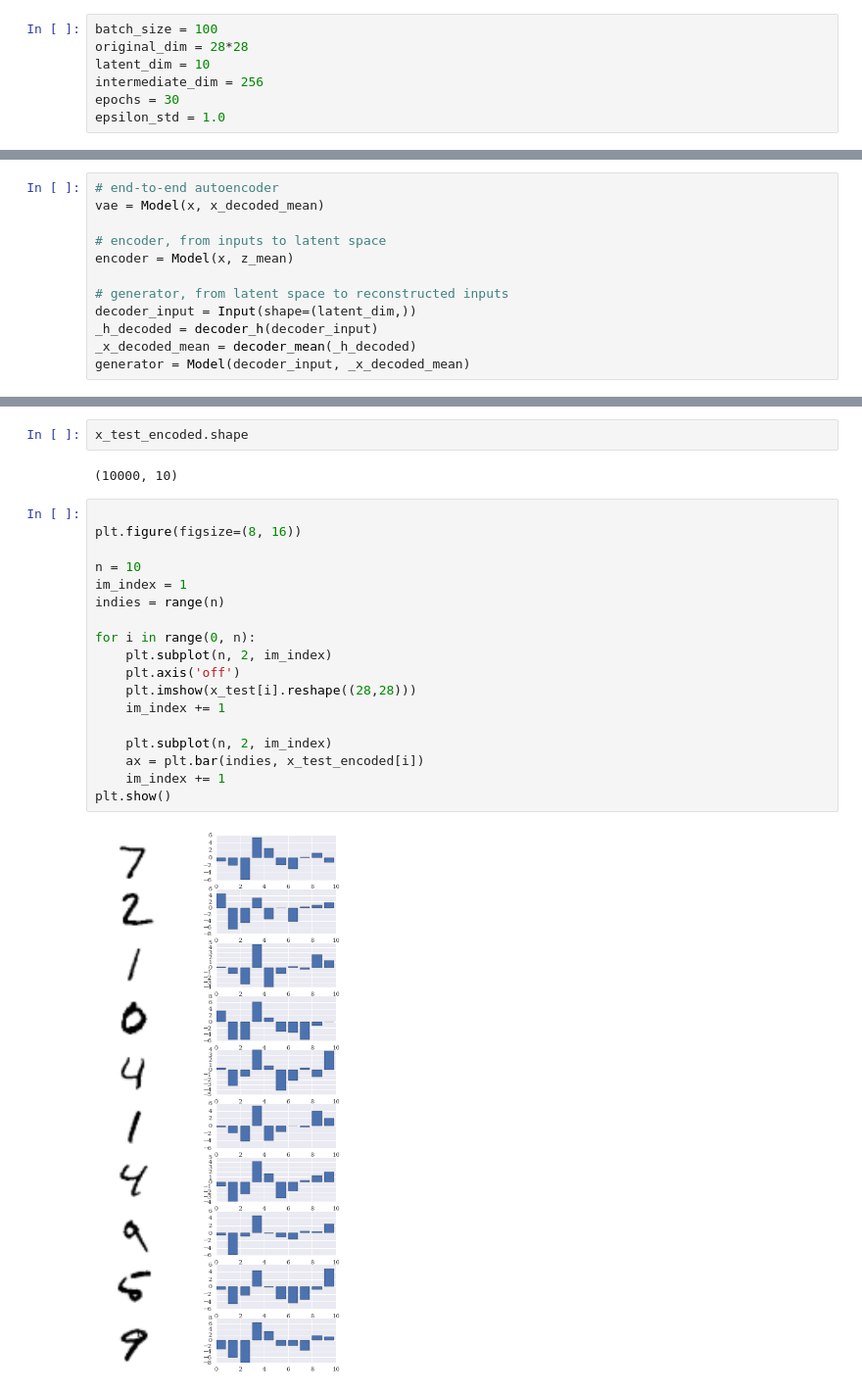
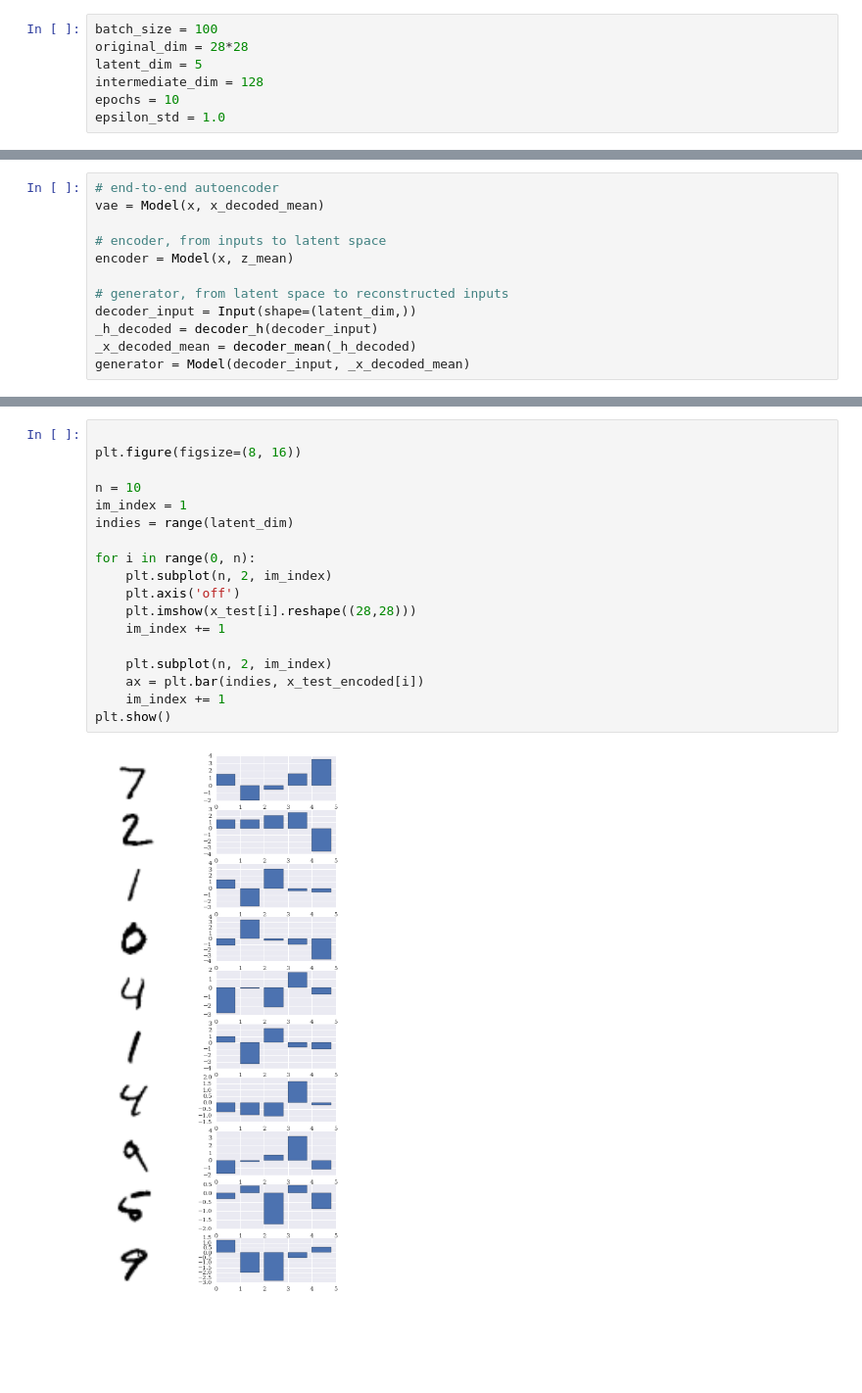
Before and after one commit to take-pwave/notebook, a Jupyter notebook: Interface/Interface201708/IFChapter6.ipynb, the cells around one changed output, grey strips where cells are left out. Shown at 98% size. Cells and saved outputs as stored; diff of their text form; blank space fills up the shorter version.

```diff
--- a/Interface/Interface201708/IFChapter6.ipynb
+++ b/Interface/Interface201708/IFChapter6.ipynb
@@ -156,8 +156,8 @@ Using TensorFlow backend.
 # %%
 batch_size = 100
 original_dim = 28*28
-latent_dim = 10
-intermediate_dim = 256
-epochs = 30
+latent_dim = 5
+intermediate_dim = 128
+epochs = 10
 epsilon_std = 1.0
 # %%
@@ -238,27 +227,23 @@ plt.show()
-# %%
-x_test_encoded.shape
-# %% [output]
-(10000, 10)
 # %%
 
 plt.figure(figsize=(8, 16))
 
 n = 10
 im_index = 1
-indies = range(n)
+indies = range(latent_dim)
 
 for i in range(0, n):
     plt.subplot(n, 2, im_index)
     plt.axis('off')
     plt.imshow(x_test[i].reshape((28,28)))
     im_index += 1
 
     plt.subplot(n, 2, im_index)
     ax = plt.bar(indies, x_test_encoded[i])
     im_index += 1
 plt.show()
 # %% [output]
-[figure, old version]
+[figure, new version]
 # %%
 z_7 = x_test_encoded[0]
 z_4 = x_test_encoded[4]
```
Also changed, not shown: parts of 20 cells of this notebook.
